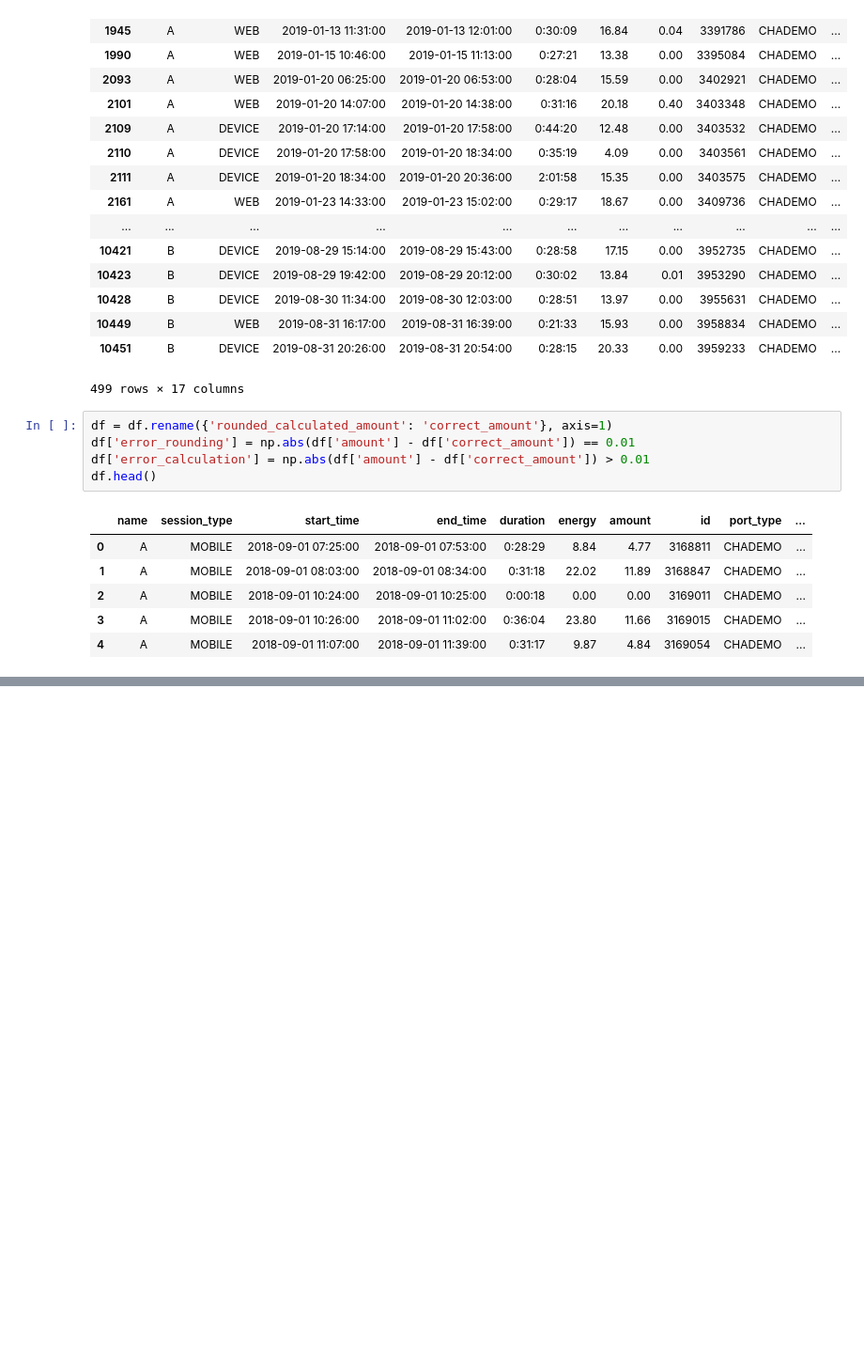
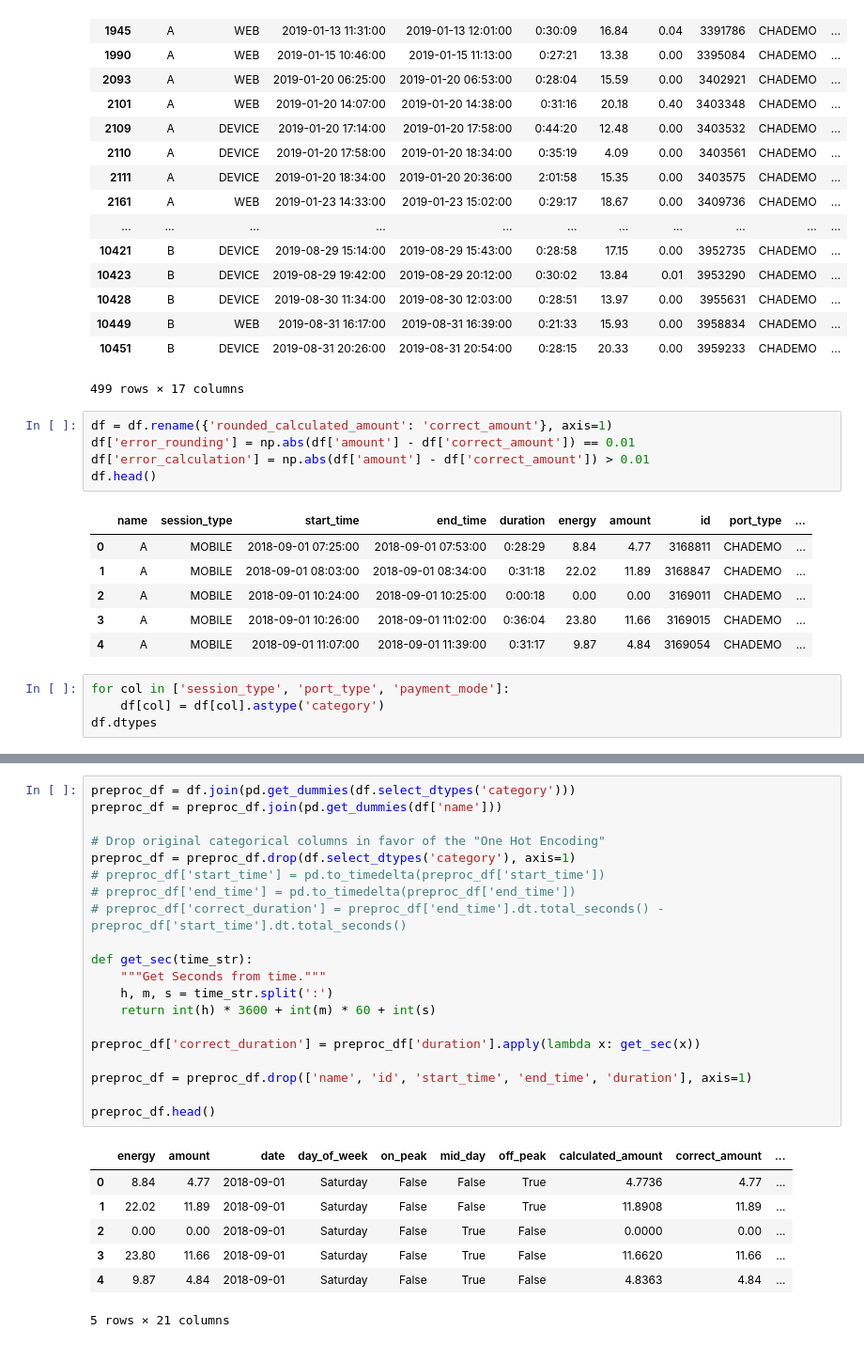
Before and after one commit to HACC2019/garys-best, a Jupyter notebook: eda/eda.ipynb, the cells around one changed output, grey strips where cells are left out. Shown: that part at 94% size. Drawn from its saved outputs; the diff is of its cells as text; blank space fills up the shorter version.

Commit message:
add one hot encoding

```diff
--- a/eda/eda.ipynb
+++ b/eda/eda.ipynb
@@ -227,3 +227,7 @@ df.head()
 | 2 | A | MOBILE | 2018-09-01 10:24:00 | 2018-09-01 10:25:00 | 0:00:18 | 0.00 | 0.00 | 3169011 | CHADEMO | ... |
 | 3 | A | MOBILE | 2018-09-01 10:26:00 | 2018-09-01 11:02:00 | 0:36:04 | 23.80 | 11.66 | 3169015 | CHADEMO | ... |
 | 4 | A | MOBILE | 2018-09-01 11:07:00 | 2018-09-01 11:39:00 | 0:31:17 | 9.87 | 4.84 | 3169054 | CHADEMO | ... |
+# %%
+for col in ['session_type', 'port_type', 'payment_mode']:
+    df[col] = df[col].astype('category')
+df.dtypes
@@ -229,0 +255,28 @@ df.head()
+# %%
+preproc_df = df.join(pd.get_dummies(df.select_dtypes('category')))
+preproc_df = preproc_df.join(pd.get_dummies(df['name']))
+
+# Drop original categorical columns in favor of the "One Hot Encoding"
+preproc_df = preproc_df.drop(df.select_dtypes('category'), axis=1)
+# preproc_df['start_time'] = pd.to_timedelta(preproc_df['start_time'])
+# preproc_df['end_time'] = pd.to_timedelta(preproc_df['end_time'])
+# preproc_df['correct_duration'] = preproc_df['end_time'].dt.total_seconds() - preproc_df['start_time'].dt.total_seconds()
+
+def get_sec(time_str):
+    """Get Seconds from time."""
+    h, m, s = time_str.split(':')
+    return int(h) * 3600 + int(m) * 60 + int(s)
+
+preproc_df['correct_duration'] = preproc_df['duration'].apply(lambda x: get_sec(x))
+
+preproc_df = preproc_df.drop(['name', 'id', 'start_time', 'end_time', 'duration'], axis=1)
+
+preproc_df.head()
+# %% [output]
+|  | energy | amount | date | day_of_week | on_peak | mid_day | off_peak | calculated_amount | correct_amount | ... |
+| 0 | 8.84 | 4.77 | 2018-09-01 | Saturday | False | False | True | 4.7736 | 4.77 | ... |
+| 1 | 22.02 | 11.89 | 2018-09-01 | Saturday | False | False | True | 11.8908 | 11.89 | ... |
+| 2 | 0.00 | 0.00 | 2018-09-01 | Saturday | False | True | False | 0.0000 | 0.00 | ... |
+| 3 | 23.80 | 11.66 | 2018-09-01 | Saturday | False | True | False | 11.6620 | 11.66 | ... |
+| 4 | 9.87 | 4.84 | 2018-09-01 | Saturday | False | True | False | 4.8363 | 4.84 | ... |
+5 rows × 21 columns
```
Also changed, not shown: parts of 2 cells of this notebook.
